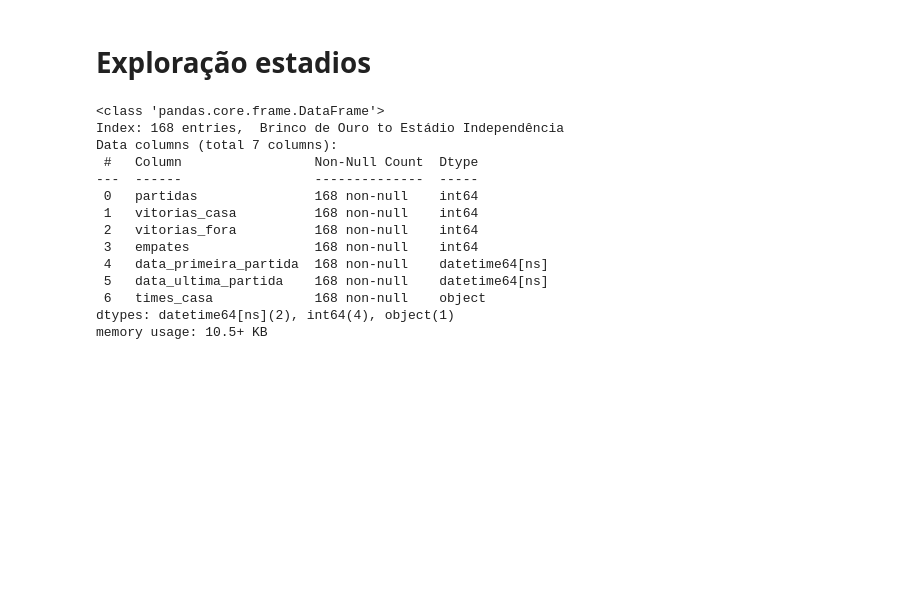
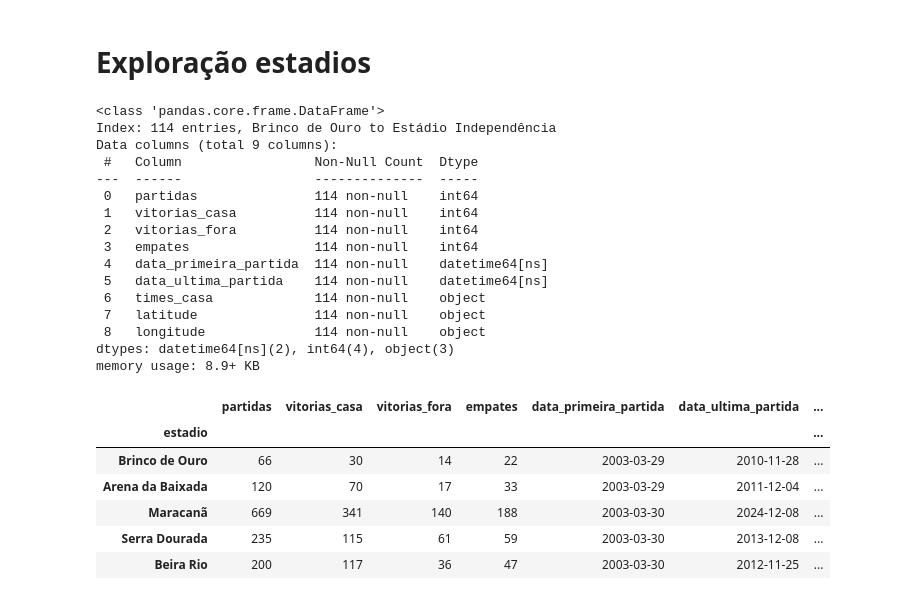
Before and after one commit to davialmeida135/analise-visual-brasileirao, a Jupyter notebook: preprocessing/analise_estadios.ipynb, the cells around one changed output. Cells and saved outputs as stored; diff of their text form; code cells hidden in the pictures; blank space fills up the shorter version.

Commit message:
df head

```diff
--- a/preprocessing/analise_estadios.ipynb
+++ b/preprocessing/analise_estadios.ipynb
@@ -126,23 +128,35 @@ estadios_pd.to_csv('../data/analise_estadios/estadios.csv', index_label='estadio
 # %%
-estadios = pd.read_csv('../data/analise_estadios/estadios.csv', index_col='estadio')
+estadios = pd.read_csv('../data/processed/estadios_historico.csv', index_col='estadio')
 estadios["data_primeira_partida"] = pd.to_datetime(estadios["data_primeira_partida"], format="%d/%m/%Y")
 estadios["data_ultima_partida"] = pd.to_datetime(estadios["data_ultima_partida"], format="%d/%m/%Y")
 estadios.info()
 # %% [output]
 <class 'pandas.core.frame.DataFrame'>
-Index: 168 entries,  Brinco de Ouro to Estádio Independência
-Data columns (total 7 columns):
+Index: 114 entries, Brinco de Ouro to Estádio Independência
+Data columns (total 9 columns):
  #   Column                 Non-Null Count  Dtype
 ---  ------                 --------------  -----
- 0   partidas               168 non-null    int64
- 1   vitorias_casa          168 non-null    int64
- 2   vitorias_fora          168 non-null    int64
- 3   empates                168 non-null    int64
- 4   data_primeira_partida  168 non-null    datetime64[ns]
- 5   data_ultima_partida    168 non-null    datetime64[ns]
- 6   times_casa             168 non-null    object
-dtypes: datetime64[ns](2), int64(4), object(1)
-memory usage: 10.5+ KB
+ 0   partidas               114 non-null    int64
+ 1   vitorias_casa          114 non-null    int64
+ 2   vitorias_fora          114 non-null    int64
+ 3   empates                114 non-null    int64
+ 4   data_primeira_partida  114 non-null    datetime64[ns]
+ 5   data_ultima_partida    114 non-null    datetime64[ns]
+ 6   times_casa             114 non-null    object
+ 7   latitude               114 non-null    object
+ 8   longitude              114 non-null    object
+dtypes: datetime64[ns](2), int64(4), object(3)
+memory usage: 8.9+ KB
+# %%
+estadios.head()
+# %% [output]
+|  | partidas | vitorias_casa | vitorias_fora | empates | data_primeira_partida | data_ultima_partida | ... |
+| estadio |  |  |  |  |  |  | ... |
+| Brinco de Ouro | 66 | 30 | 14 | 22 | 2003-03-29 | 2010-11-28 | ... |
+| Arena da Baixada | 120 | 70 | 17 | 33 | 2003-03-29 | 2011-12-04 | ... |
+| Maracanã | 669 | 341 | 140 | 188 | 2003-03-30 | 2024-12-08 | ... |
+| Serra Dourada | 235 | 115 | 61 | 59 | 2003-03-30 | 2013-12-08 | ... |
+| Beira Rio | 200 | 117 | 36 | 47 | 2003-03-30 | 2012-11-25 | ... |
 # %%
 estadios[estadios["data_ultima_partida"].dt.year == 2024].sort_values(by='partidas', ascending=False)
 # %% [output]
```
Also changed, not shown: parts of 1 cell of this notebook, 1 other file.
